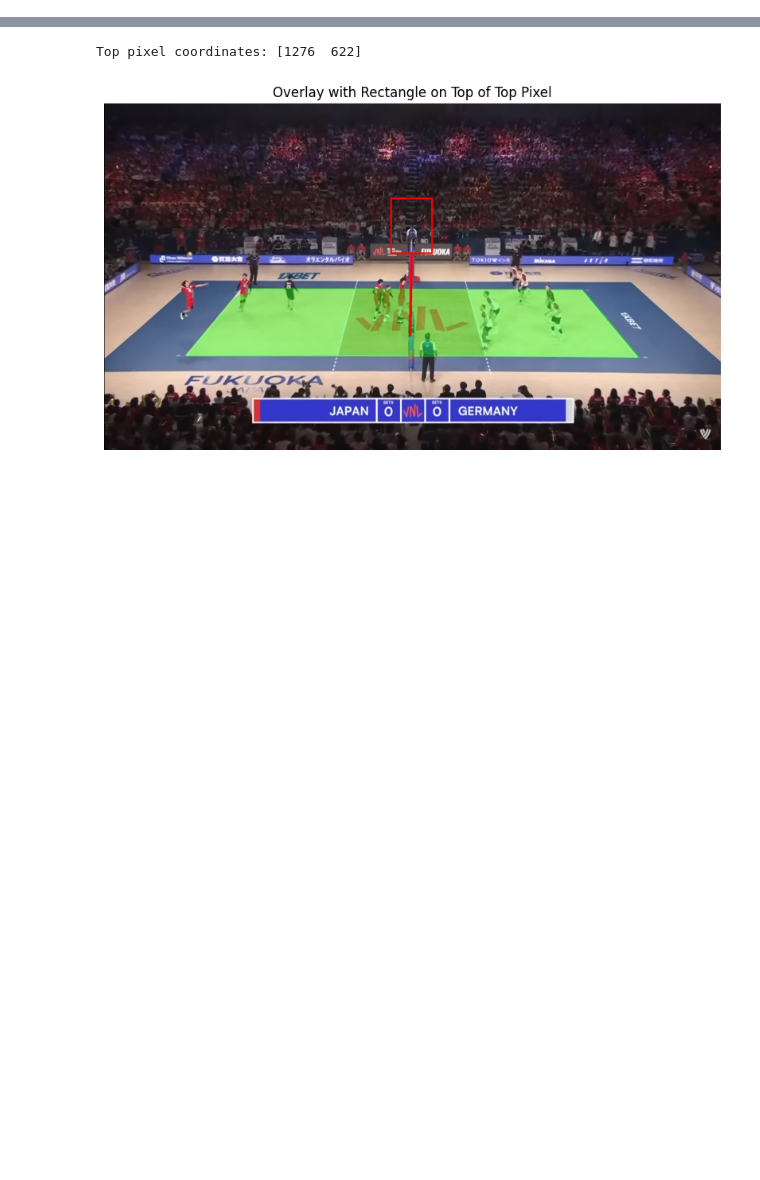
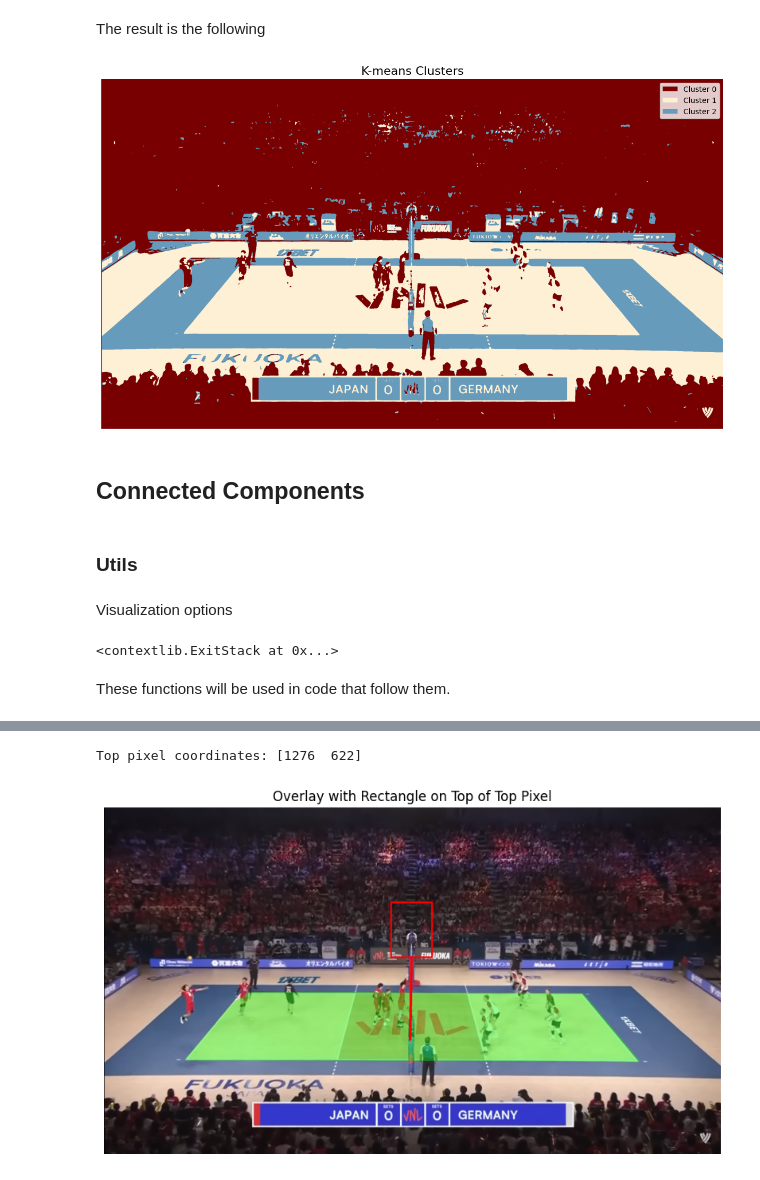
Before and after one commit to NizarNadif/volleymap, a Jupyter notebook: summary.ipynb, the cells around one changed output, grey strips where cells are left out. Cells and saved outputs as stored; diff of their text form; code cells hidden in the pictures; blank space fills up the shorter version.

```diff
--- a/summary.ipynb
+++ b/summary.ipynb
@@ -351,0 +69,77 @@ plt.show()
+# %%
+# flatten the dimensions of the image
+# [height, width, 3 (channels RGB)] -> [height * width, 3]
+pixels = image_rgb.reshape((-1, 3)).astype(np.float32)
+
+# we define the stop criteria of the K-means:
+# either at 100 max iteration or when the 1.0 (epsilon) accuracy is reached
+criteria = (cv2.TERM_CRITERIA_MAX_ITER + cv2.TERM_CRITERIA_EPS, 100, 1.0)
+
+# Applying the actual K-means with 3 clusters
+# None initial clusters' names, 10 attempts with different initial centers
+_, labels, _ = cv2.kmeans(pixels, N_CLUSTERS, None, criteria, 10, cv2.KMEANS_RANDOM_CENTERS)
+
+# The previous method returns which pixel belongs to which cluster eg. 0, 1 and 2
+# We reshape the image back to its original format
+labels_map = labels.reshape(image_rgb.shape[:2])
+# %% [markdown]
+The result is the following
+# %%
+# Create a colored image showing all clusters
+colored_clusters = np.zeros((labels_map.shape[0], labels_map.shape[1], 3), dtype=np.uint8)
+
+# Define colors for each cluster (RGB format)
+colors = [
+    [120, 0, 0],    # Red for Cluster 0
+    [253, 240, 213],    # Green for Cluster 1
+    [102, 155, 188]     # Blue for Cluster 2
+]
+
+# Apply colors to each cluster
+for i in range(N_CLUSTERS):
+    mask = labels_map == i
+    colored_clusters[mask] = colors[i]
+
+# Create the plot with legend
+fig, ax = plt.subplots(1, 1, figsize=(12, 8))
+ax.imshow(colored_clusters)
+ax.set_title('K-means Clusters', fontsize=16)
+ax.axis('off')
+
+# Create legend
+from matplotlib.patches import Patch
+legend_elements = [Patch(facecolor=np.array(colors[i])/255.0, label=f'Cluster {i}')
+                   for i in range(N_CLUSTERS)]
+ax.legend(handles=legend_elements, loc='upper right', bbox_to_anchor=(1, 1))
+
+plt.tight_layout()
+plt.show()
+# %% [output]
+[figure, added]
+# %% [markdown]
+## Connected Components
+# %% [markdown]
+### Utils
+# %% [markdown]
+Visualization options
+# %%
+plt.ioff()
+
+fig, axs = plt.subplots(2, 1, constrained_layout=True, figsize=(14, 6))
+fig.suptitle(f'{N_CLUSTERS} Cluster', fontweight='bold', size=20, y=1.07)
+
+for ax in axs:
+  ax.remove()
+
+# add subfigure per subplot
+gridspec = axs[0].get_subplotspec().get_gridspec()
+subfigs = [fig.add_subfigure(gs) for gs in gridspec]
+
+subfigs[0].suptitle('Connected components identified', fontstyle='italic')
+axs = subfigs[0].subplots(1, N_CLUSTERS)
+
+plt.ion()
+# %% [output]
+<contextlib.ExitStack at 0x...>
+# %% [markdown]
+These functions will be used in code that follow them.
```
Also changed, not shown: parts of 40 cells of this notebook.
